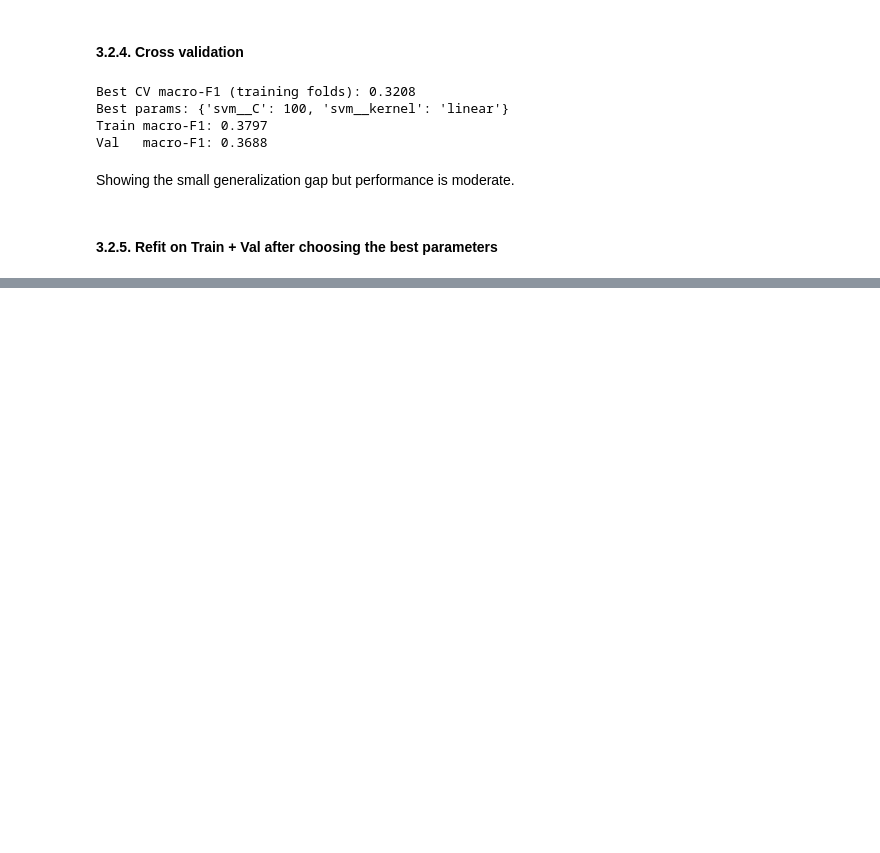
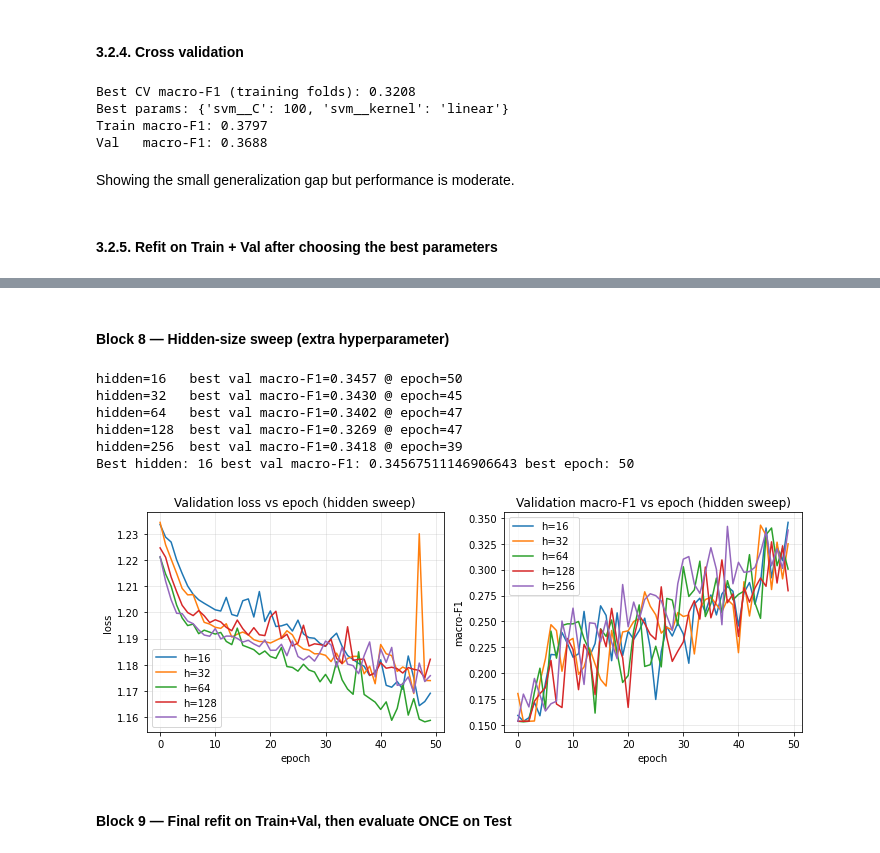
Before and after one commit to HieuTong/wildfires_classification, a Jupyter notebook: assignment2.ipynb, the cells around one changed output, grey strips where cells are left out. Cells and saved outputs as stored; diff of their text form; code cells hidden in the pictures; blank space fills up the shorter version.

```diff
--- a/assignment2.ipynb
+++ b/assignment2.ipynb
@@ -805,0 +1007,50 @@ final_svm = clone(best_svm).fit(X_dev, y_dev)  # refit a fresh copy on train+val
+# %% [markdown]
+#### Block 8 — Hidden-size sweep (extra hyperparameter)
+# %%
+hidden_sizes = [16, 32, 64, 128, 256]
+epochs = 50
+
+hidden_runs = []
+for h in hidden_sizes:
+    m, hist = train_model(hidden_dim=h, lr=best_lr, epochs=epochs)
+    best_val_f1 = float(np.max(hist["val_f1"]))
+    best_epoch = int(np.argmax(hist["val_f1"])) + 1
+    hidden_runs.append((h, best_val_f1, best_epoch, hist))
+    print(f"hidden={h:<4} best val macro-F1={best_val_f1:.4f} @ epoch={best_epoch}")
+
+best_hidden, best_hidden_f1, best_hidden_epoch, best_hidden_hist = max(hidden_runs, key=lambda t: t[1])
+print("Best hidden:", best_hidden, "best val macro-F1:", best_hidden_f1, "best epoch:", best_hidden_epoch)
+# %% [output]
+hidden=16   best val macro-F1=0.3457 @ epoch=50
+hidden=32   best val macro-F1=0.3430 @ epoch=45
+hidden=64   best val macro-F1=0.3402 @ epoch=47
+hidden=128  best val macro-F1=0.3269 @ epoch=47
+hidden=256  best val macro-F1=0.3418 @ epoch=39
+Best hidden: 16 best val macro-F1: 0.34567511146906643 best epoch: 50
+# %%
+plt.figure(figsize=(10,4))
+
+plt.subplot(1,2,1)
+for h, _, _, hist in hidden_runs:
+    plt.plot(hist["val_loss"], label=f"h={h}")
+plt.title("Validation loss vs epoch (hidden sweep)")
+plt.xlabel("epoch")
+plt.ylabel("loss")
+plt.grid(alpha=0.3)
+plt.legend()
+
+plt.subplot(1,2,2)
+for h, _, _, hist in hidden_runs:
+    plt.plot(hist["val_f1"], label=f"h={h}")
+plt.title("Validation macro-F1 vs epoch (hidden sweep)")
+plt.xlabel("epoch")
+plt.ylabel("macro-F1")
+plt.grid(alpha=0.3)
+plt.legend()
+
+plt.tight_layout()
+plt.show()
+# %% [output]
+[figure, added]
+# %% [markdown]
+#### Block 9 — Final refit on Train+Val, then evaluate ONCE on Test
```
Also changed, not shown: parts of 15 cells of this notebook.
